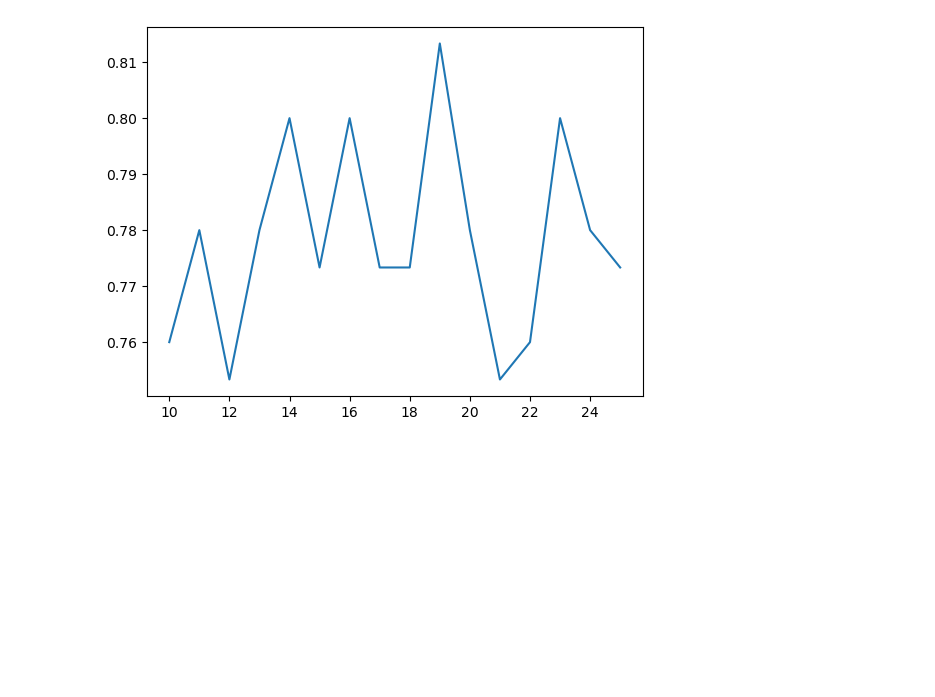
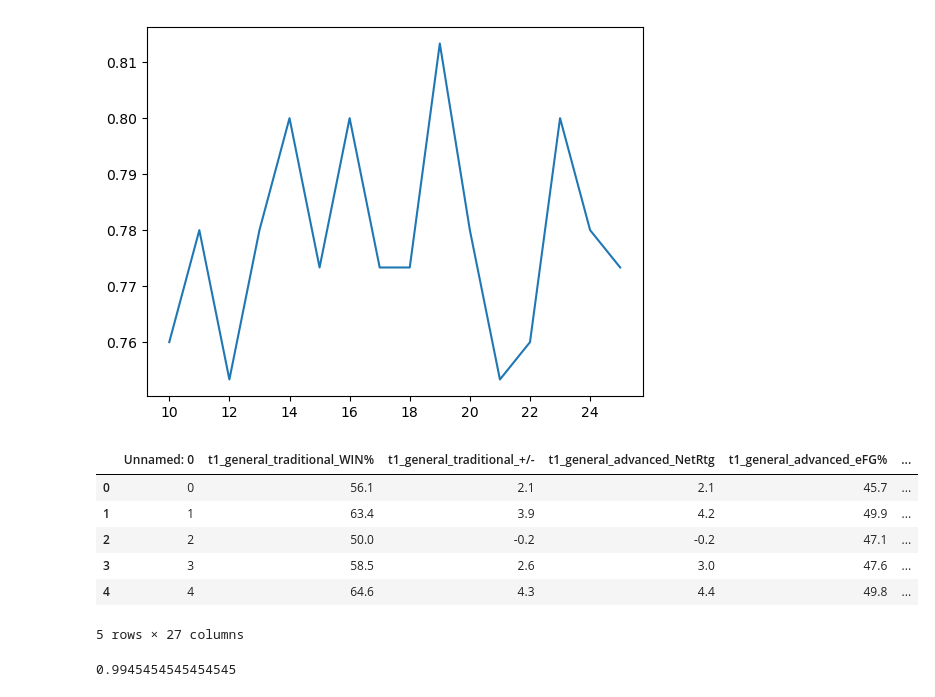
Before and after one commit to ijamil1/nba_playoff_predictions_22_23, a Jupyter notebook: Random_Forest_Classifier.ipynb, the cells around one changed output. Drawn from its saved outputs; the diff is of its cells as text; code cells hidden in the pictures; blank space fills up the shorter version.

```diff
--- a/Random_Forest_Classifier.ipynb
+++ b/Random_Forest_Classifier.ipynb
@@ -160,3 +160,16 @@ plt.plot(x_ax,y_ax)
 # %% [output]
 [<matplotlib.lines.Line2D at 0x...>]
 [figure]
+# %%
+#let's work with v6 (top 25 features by MI score)
+df = pd.read_csv('data/data_v6_k25.csv')
+# %%
+df.head()
+# %% [output]
+|  | Unnamed: 0 | t1_general_traditional_WIN% | t1_general_traditional_+/- | t1_general_advanced_NetRtg | t1_general_advanced_eFG% | ... |
+| 0 | 0 | 56.1 | 2.1 | 2.1 | 45.7 | ... |
+| 1 | 1 | 63.4 | 3.9 | 4.2 | 49.9 | ... |
+| 2 | 2 | 50.0 | -0.2 | -0.2 | 47.1 | ... |
+| 3 | 3 | 58.5 | 2.6 | 3.0 | 47.6 | ... |
+| 4 | 4 | 64.6 | 4.3 | 4.4 | 49.8 | ... |
+5 rows × 27 columns
@@ -162,0 +180,14 @@ plt.plot(x_ax,y_ax)
+# %%
+from sklearn.model_selection import train_test_split
+
+rfc = RandomForestClassifier()
+x_train, x_test, y_train, y_test = train_test_split(X,y,test_size=0.20)
+acc_list = []
+for i in range(25):
+    rfc.fit(x_train,y_train)
+    ypreds = rfc.predict(x_test)
+    acc = accuracy(ypreds,y_test.to_numpy())
+    acc_list.append(acc)
+print(sum(acc_list)/len(acc_list))
+# %% [output]
+0.9945454545454545
```
Also changed, not shown: parts of 3 cells of this notebook, 7 other files.
